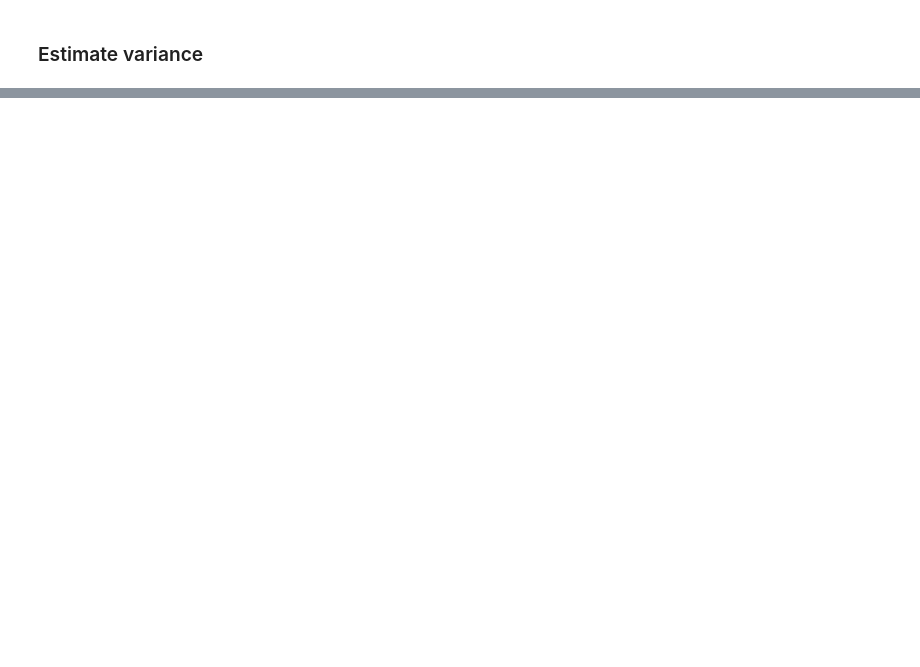
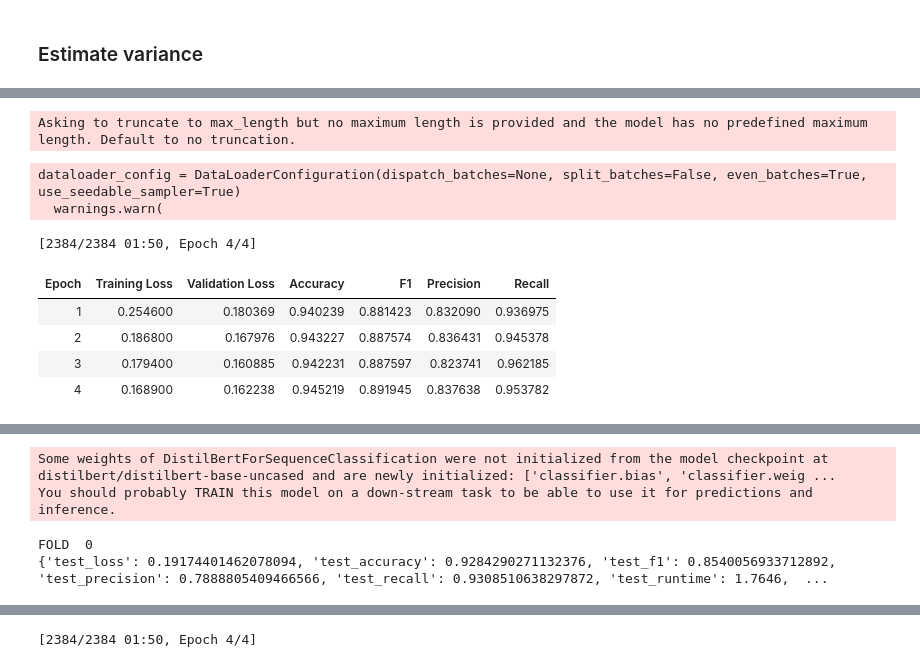
Before and after one commit to meilame-tayebjee/NLP-Projet, a Jupyter notebook: exp.ipynb, the cells around one changed output, grey strips where cells are left out. Cells and saved outputs as stored; diff of their text form; code cells hidden in the pictures; blank space fills up the shorter version.

```diff
--- a/exp.ipynb
+++ b/exp.ipynb
@@ -239,0 +136,66 @@ dataloader_config = DataLoaderConfiguration(dispatch_batches=None, split_batches
+# %%
+str = "distilbert/distilbert-base-uncased"
+
+dataset = Dataset.from_pandas(df)
+
+tokenizer = AutoTokenizer.from_pretrained(str)
+
+
+def preprocess_function(examples, batched = True):
+    return tokenizer(examples["text"], truncation=True)
+
+
+id2label = {0: "NEGATIVE", 1: "POSITIVE"}
+label2id = {"NEGATIVE": 0, "POSITIVE": 1}
+
+training_args = TrainingArguments(
+    output_dir="distilbert",
+    learning_rate=6e-6,
+    per_device_train_batch_size=32,
+    per_device_eval_batch_size=16,
+    num_train_epochs=4,
+    weight_decay=0.05,
+    evaluation_strategy="epoch",
+    save_strategy="no",
+    fp16 = True)
+
+all_test_metrics = []
+
+df = pd.read_csv('entities.csv', sep=',')
+df.rename(columns={'chef':'label', 'texte':'text'}, inplace=True)
+df.label = df.label.astype('int')
+
+skf = StratifiedKFold(n_splits=5, shuffle=True, random_state=42)
+dataset = Dataset.from_pandas(df)
+for i, (train_index, test_index) in enumerate(skf.split(df.text, df.label)):
+    dataset_train = dataset.select(train_index)
+    dataset_test = dataset.select(test_index)
+    dataset_train_val = dataset_train.train_test_split(0.05, seed=42)
+    split_dataset = DatasetDict({
+        'train': dataset_train_val['train'],
+        'valid': dataset_train_val['test'],
+        'test': dataset_test
+    })
+
+    cv_model = AutoModelForSequenceClassification.from_pretrained(
+    str, num_labels=2, id2label=id2label, label2id=label2id).to(device)
+
+    tokenized_text = split_dataset.map(preprocess_function, batched=True)
+
+    trainer = Trainer(
+        model=cv_model,
+        args=training_args,
+        train_dataset=tokenized_text["train"],
+        eval_dataset=tokenized_text["valid"],
+        tokenizer=tokenizer,
+        compute_metrics=compute_metrics,
+    )
+
+    trainer.train()
+
+    #Evaluate on test set
+    predictions = trainer.predict(tokenized_text["test"])
+    print("FOLD ", i)
+    print(predictions.metrics)
+    all_test_metrics.append(predictions.metrics)
+# %% [output]
@@ -239,0 +204,9 @@ dataloader_config = DataLoaderConfiguration(dispatch_batches=None, split_batches
+Asking to truncate to max_length but no maximum length is provided and the model has no predefined maximum length. Default to no truncation.
+dataloader_config = DataLoaderConfiguration(dispatch_batches=None, split_batches=False, even_batches=True, use_seedable_sampler=True)
+  warnings.warn(
+[2384/2384 01:50, Epoch 4/4]
+| Epoch | Training Loss | Validation Loss | Accuracy | F1 | Precision | Recall |
+| 1 | 0.254600 | 0.180369 | 0.940239 | 0.881423 | 0.832090 | 0.936975 |
+| 2 | 0.186800 | 0.167976 | 0.943227 | 0.887574 | 0.836431 | 0.945378 |
+| 3 | 0.179400 | 0.160885 | 0.942231 | 0.887597 | 0.823741 | 0.962185 |
+| 4 | 0.168900 | 0.162238 | 0.945219 | 0.891945 | 0.837638 | 0.953782 |
@@ -239,0 +214,4 @@ dataloader_config = DataLoaderConfiguration(dispatch_batches=None, split_batches
+Some weights of DistilBertForSequenceClassification were not initialized from the model checkpoint at distilbert/distilbert-base-uncased and are newly initialized: ['classifier.bias', 'classifier.weig ...
+You should probably TRAIN this model on a down-stream task to be able to use it for predictions and inference.
+FOLD  0
+{'test_loss': 0.19174401462078094, 'test_accuracy': 0.9284290271132376, 'test_f1': 0.8540056933712892, 'test_precision': 0.7888805409466566, 'test_recall': 0.9308510638297872, 'test_runtime': 1.7646,  ...
@@ -239,0 +220 @@ dataloader_config = DataLoaderConfiguration(dispatch_batches=None, split_batches
+[2384/2384 01:50, Epoch 4/4]
```
Also changed, not shown: parts of 26 cells of this notebook, 3 other files.
